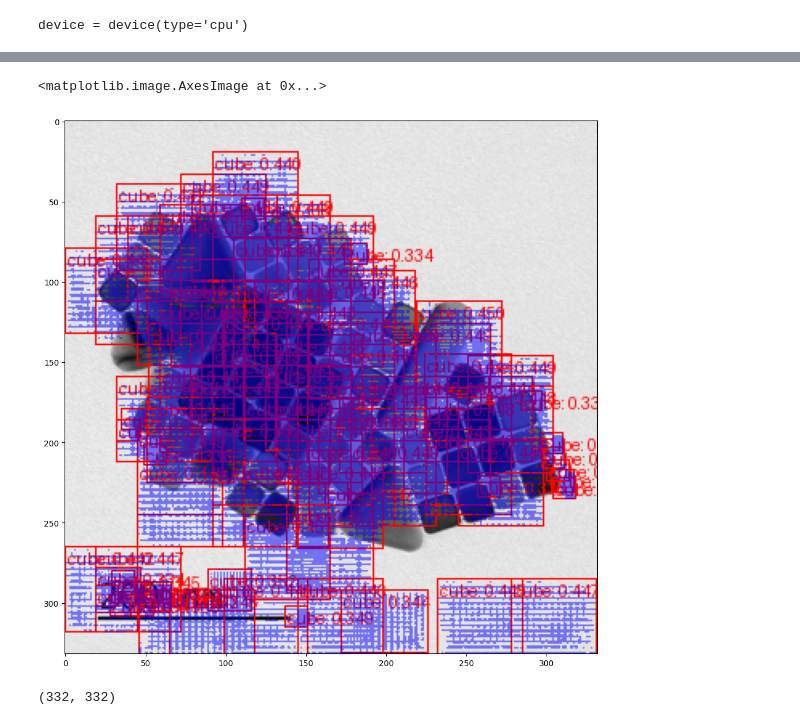
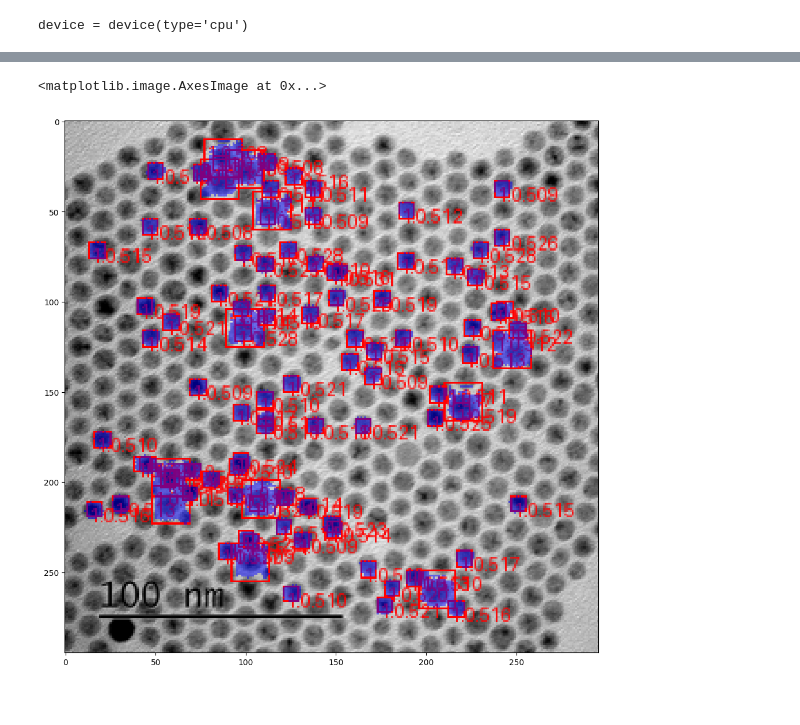
Before and after one commit to CS-433/ml-project-2-andersmaxjohannes, a Jupyter notebook: main.ipynb, the cells around one changed output, grey strips where cells are left out. Drawn from its saved outputs; the diff is of its cells as text; code cells hidden in the pictures.

```diff
--- a/main.ipynb
+++ b/main.ipynb
@@ -39,9 +48,9 @@ masks_dir  = os.path.join(root, 'masks')
 # %%
 model = torchvision.models.detection.maskrcnn_resnet50_fpn()
 in_features = model.roi_heads.box_predictor.cls_score.in_features
-model.roi_heads.box_predictor = FastRCNNPredictor(in_features , 2)
+model.roi_heads.box_predictor = FastRCNNPredictor(in_features , numClasses)
 in_features_mask = model.roi_heads.mask_predictor.conv5_mask.in_channels
-model.roi_heads.mask_predictor = MaskRCNNPredictor(in_features_mask , hidden_layer , 2)
+model.roi_heads.mask_predictor = MaskRCNNPredictor(in_features_mask , hidden_layer , numClasses)
 # %%
 # Get a sorted lists of file names in the "images" and 'masks' directories
 images = sorted(os.listdir(images_dir))
@@ -56,7 +65,7 @@ device = torch.device("cuda" if torch.cuda.is_available() else "cpu")
 print(f'{device = }')
 model.to(device)
 params = [p for p in model.parameters() if p.requires_grad]
-optimizer = torch.optim.SGD(params, lr=0.005, momentum=0.9, weight_decay=0.0005)
+optimizer = torch.optim.SGD(params, lr=learningRate, momentum=0.9, weight_decay=0.0005)
 # %% [output]
 device = device(type='cpu')
 # %%
@@ -108,6 +117,6 @@ plt.show()
 # %%
 model.eval()
-img = Image.open("./Picture184.png").convert("RGB")
+img = Image.open("./data/Sphere/images/Picture_11.png").convert("RGB")
 transform = T.ToTensor()
 ig = transform(img)
 with torch.no_grad():
@@ -126,47 +130,37 @@ plt.imshow((pred[0]["masks"][15].cpu().detach().numpy() * 255).astype("uint8").s
 # %%
-from torchvision.transforms import v2 as T
-from torchvision.io import read_image
-from torchvision.ops.boxes import masks_to_boxes
-from torchvision import tv_tensors
-from torchvision.transforms.v2 import functional as F
-
 def get_transform(train):
     transforms = []
     if train:
         transforms.append(T.RandomHorizontalFlip(0.5))
-    transforms.append(T.ToDtype(torch.float, scale=True))
-    transforms.append(T.ToPureTensor())
+    transforms.append(v2.ToDtype(torch.float, scale=True))
+    transforms.append(v2.ToPureTensor())
     return T.Compose(transforms)
 # %%
 from torchvision.utils import draw_bounding_boxes, draw_segmentation_masks
 
-image = read_image("./Picture184.png")
+image = read_image("./data/Sphere/images/Picture_11.png")
 eval_transform = get_transform(train=False)
 
 model.eval()
 with torch.no_grad():
     x = eval_transform(image)
     # convert RGBA -> RGB and move to device
     x = x[:3, ...].to(device)
     predictions = model([x, ])
     pred = predictions[0]
 
 image = (255.0 * (image - image.min()) / (image.max() - image.min())).to(torch.uint8)
 image = image[:3, ...]
-pred_labels = [f"cube: {score:.3f}" for label, score in zip(pred["labels"], pred["scores"])]
+pred_labels = [f"{label}:{score:.3f}" for label, score in zip(pred["labels"], pred["scores"])]
 pred_boxes = pred["boxes"].long()
 output_image = draw_bounding_boxes(image, pred_boxes, pred_labels, colors="red")
 
-masks = (pred["masks"] > 0.7).squeeze(1)
+masks = (pred["masks"] > confidenceThreshold).squeeze(1)
 output_image = draw_segmentation_masks(output_image, masks, alpha=0.5, colors="blue")
 
 plt.figure(figsize=(12, 12))
 plt.imshow(output_image.permute(1, 2, 0))
 # %% [output]
 <matplotlib.image.AxesImage at 0x...>
-[figure, old version]
+[figure, new version]
-# %%
-img.size
-# %% [output]
-(332, 332)
 # %%
```
Also changed, not shown: parts of 9 cells of this notebook, 34 other files.
